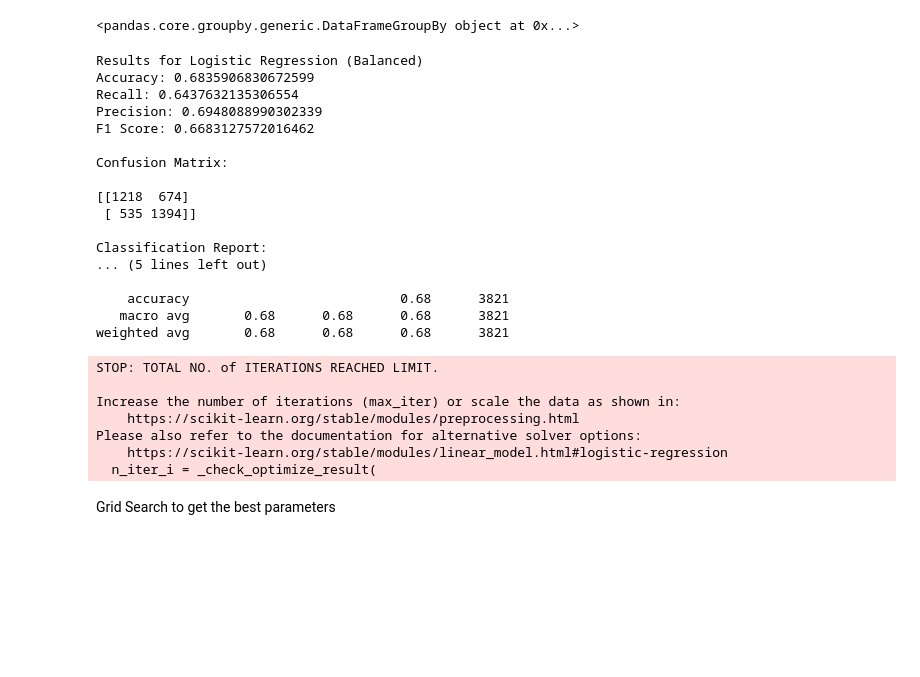
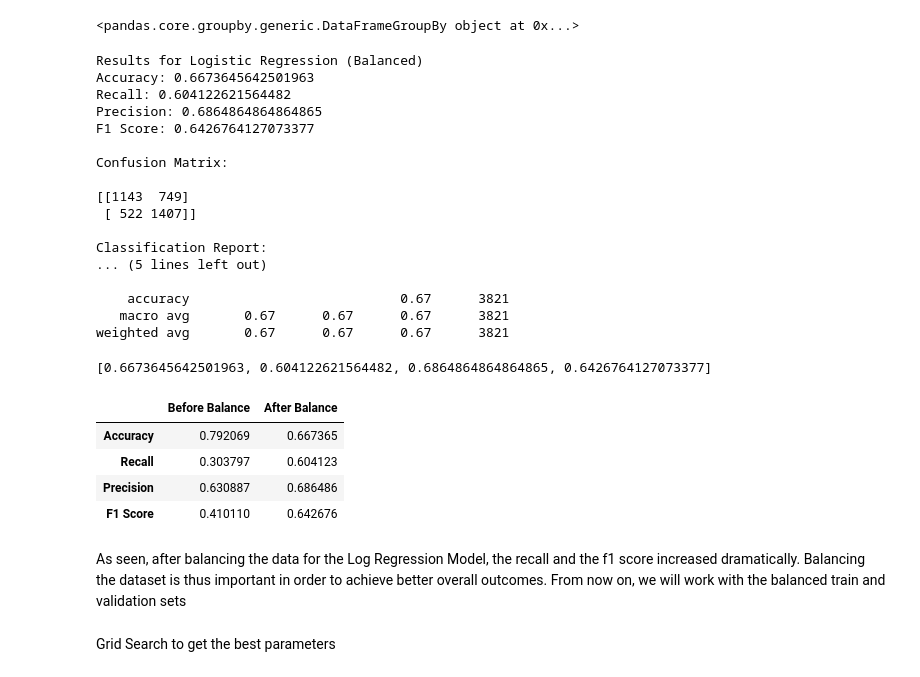
Before and after one commit to summerthia02/bt4222_assign2, a Jupyter notebook: A0239623B.ipynb, the cells around one changed output. Drawn from its saved outputs; the diff is of its cells as text; code cells hidden in the pictures; blank space fills up the shorter version.

```diff
--- a/A0239623B.ipynb
+++ b/A0239623B.ipynb
@@ -99,6 +99,13 @@ def get_model_results(classifier, model, x_train, y_train, x_test, y_test):
     print("\nClassification Report:\n")
 
     print(classification_report(y_test, y_pred))
+
+    accuracy = metrics.accuracy_score(y_test,y_pred)
+    recall = metrics.recall_score(y_test,y_pred)
+    precision = metrics.precision_score(y_test,y_pred)
+    f1 = metrics.f1_score(y_test,y_pred)
+    results = [accuracy, recall, precision, f1]
+    return results
 # %% [markdown]
 # Logistic Regression
 # %%
@@ -168,32 +182,45 @@ bx_train, bx_val, by_train, by_val = train_test_split(bal_data.iloc[:,:-1],bal_d
 # %% [output]
 <pandas.core.groupby.generic.DataFrameGroupBy object at 0x...>
 # %%
-get_model_results("Logistic Regression (Balanced)", log_model, bx_train,by_train,bx_val,by_val  )
+log_balanced = get_model_results("Logistic Regression (Balanced)", log_model, bx_train,by_train,bx_val,by_val  )
 # %% [output]
 Results for Logistic Regression (Balanced)
-Accuracy: 0.6835906830672599
-Recall: 0.6437632135306554
-Precision: 0.6948088990302339
-F1 Score: 0.6683127572016462
+Accuracy: 0.6673645642501963
+Recall: 0.604122621564482
+Precision: 0.6864864864864865
+F1 Score: 0.6426764127073377
 
 Confusion Matrix:
 
-[[1218  674]
- [ 535 1394]]
+[[1143  749]
+ [ 522 1407]]
 
 Classification Report:
 ... (5 lines left out)
 
-    accuracy                           0.68      3821
-   macro avg       0.68      0.68      0.68      3821
-weighted avg       0.68      0.68      0.68      3821
+    accuracy                           0.67      3821
+   macro avg       0.67      0.67      0.67      3821
+weighted avg       0.67      0.67      0.67      3821
-STOP: TOTAL NO. of ITERATIONS REACHED LIMIT.
-
-Increase the number of iterations (max_iter) or scale the data as shown in:
-    https://scikit-learn.org/stable/modules/preprocessing.html
-Please also refer to the documentation for alternative solver options:
-    https://scikit-learn.org/stable/modules/linear_model.html#logistic-regression
-  n_iter_i = _check_optimize_result(
+# %%
+log_balanced
+# %% [output]
+[0.6673645642501963, 0.604122621564482, 0.6864864864864865, 0.6426764127073377]
+# %%
+# compare between balanced and unbalanced
+bal_unbal = pd.DataFrame()
+bal_unbal['Before Balance'] = log_results
+bal_unbal['After Balance'] = log_balanced
+bal_unbal.rename(index={0: "Accuracy", 1: "Recall", 2: "Precision", 3: "F1 Score"})
+# %% [output]
+|  | Before Balance | After Balance |
+| Accuracy | 0.792069 | 0.667365 |
+| Recall | 0.303797 | 0.604123 |
+| Precision | 0.630887 | 0.686486 |
+| F1 Score | 0.410110 | 0.642676 |
+# %% [markdown]
+As seen, after balancing the data for the Log Regression Model, the recall and the f1 score increased dramatically.
+Balancing the dataset is thus important in order to achieve better overall outcomes.
+From now on, we will work with the balanced train and validation sets
 # %% [markdown]
 Grid Search to get the best parameters
 # %%
```
Also changed, not shown: parts of 11 cells of this notebook.
